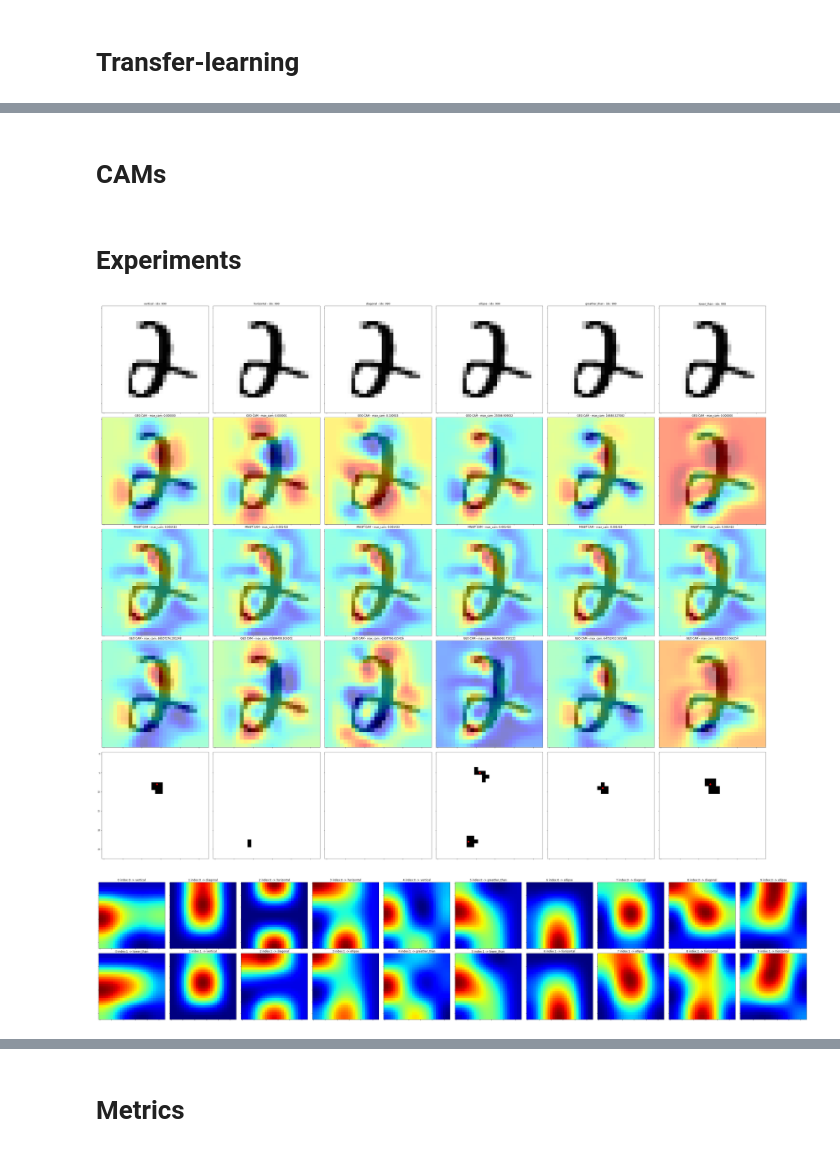
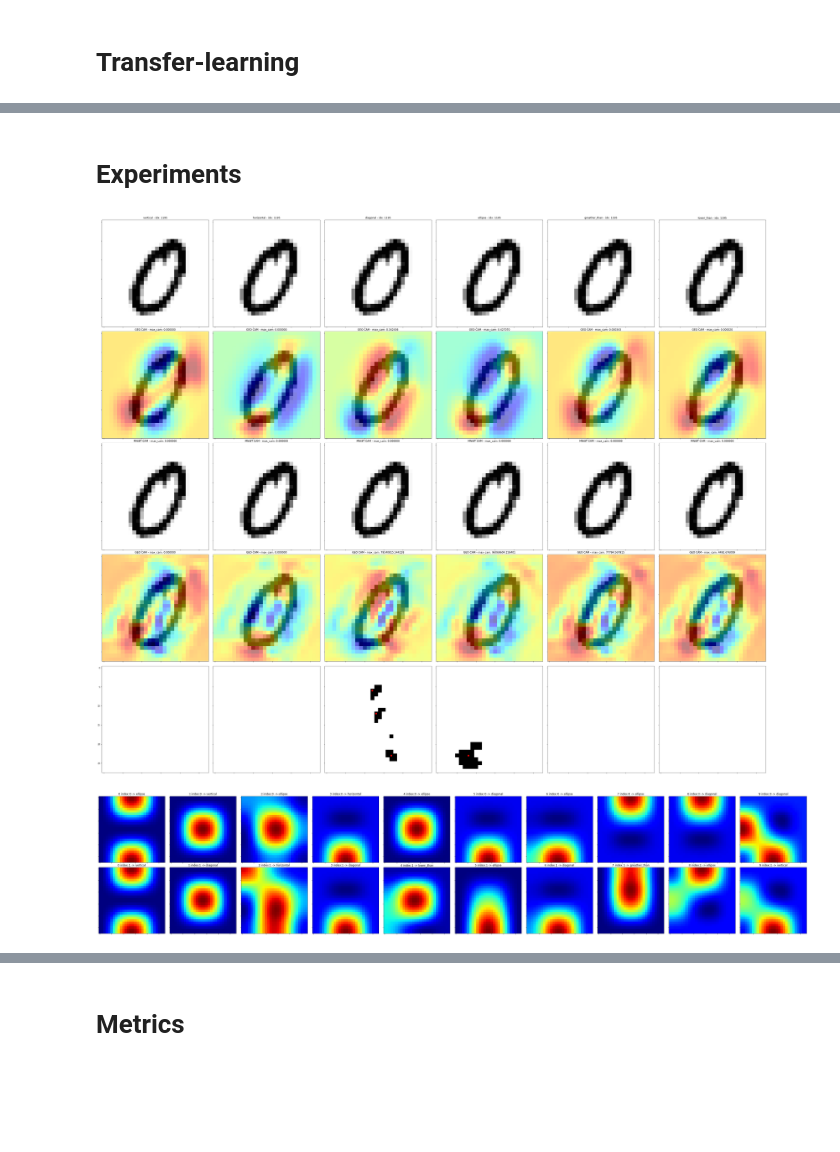
Before and after one commit to fsilvestrim/thesis, a Jupyter notebook: Geo_Cam.ipynb, the cells around one changed output, grey strips where cells are left out. Cells and saved outputs as stored; diff of their text form; code cells hidden in the pictures; blank space fills up the shorter version.

```diff
--- a/Geo_Cam.ipynb
+++ b/Geo_Cam.ipynb
@@ -453,2 +535,0 @@ WARNING:tensorflow:6 out of the last 7 calls to <function Model.make_predict_fun
-# %% [markdown]
-# CAMs
@@ -541,12 +540,14 @@ def grad_cam_pp(image, model, con_layer_idx=-1, prediction_idx=-1):
 model_geocam = Model([model_geo.inputs], [get_layer(model_geo, "geo_last_conv").get_output_at(0), model_geo.output])
 
 model_gcmcam_1 = Model([model_gcm_complete.inputs],
-                     [get_layer(model_gcm_complete, "gcm_mnist_first_conv").get_output_at(0),
+                     [get_layer(model_gcm_complete, "gcm_mnist_last_conv").get_output_at(0),
                       model_gcm_complete.output])
 
 model_gcmcam = Model([model_gcm_complete.inputs],
                      [get_layer(model_gcm_complete, "geo_last_conv").get_output_at(0),
                       model_gcm_complete.output])
+
+cam_threshold = 0.7
 # %%
 def get_cam_predictions(test_image, model, classes, cam_method=grad_cam_m, threshold=180):
   cam_predictions = dict()
@@ -592,21 +593,26 @@ def get_maskedcam_predictions(test_image, classes, cam_method=grad_cam_m, thresh
   cam_geo_maxes = []
   for category in range(classes):
     cam, _, _, _ = cam_method(test_image, model_geocam, category)
-    cam = (0-np.min(cam)) + (cam / np.max(cam))
-    cam_geo_maxes.append(np.maximum(np.max(cam), 0.00001))
+    cam_geo_maxes.append(np.max(cam))
+    max = np.max(cam)
+    min = np.min(cam)
+    cam = (cam - min) / (max - min)
     cam_geo[category] = np.copy(cam)
 
   # gcm minist (prediction) first
   cam_mnist = dict()
   for category in range(classes):
     cam, _, _, _ = cam_method(test_image, model_gcmcam_1)
-    cam = (0-np.min(cam)) + (cam / np.max(cam))
+    max = np.max(cam)
+    min = np.min(cam)
+    cam = (cam - min) / (max - min)
     cam_mnist[category] = np.copy(cam)
 
   # mask
   for category in range(classes):
-    modulation = safe_divide(cam_geo_maxes[category], np.max(cam_geo_maxes), abs=False)
-    cam = (modulation * cam_geo[category]) - (1-cam_mnist[category])
+    modulation = safe_divide(cam_geo_maxes[category], np.max(cam_geo_maxes), abs=False) # modulation
+    cam = (cam_geo[category]) - (1-cam_mnist[category]) # mask
+    cam = cam * modulation
     cam_activations[category] = np.copy(cam)
 
   for category in range(classes):
@@ -626,11 +632,13 @@ def get_maskedcam_predictions(test_image, classes, cam_method=grad_cam_m, thresh
         cam_predictions[category][1].append(center)
 
   return cam_activations, cam_thresholds, cam_predictions
+
+# _, _, _ = get_maskedcam_predictions(test_image, len(geo_labels), cam_method=grad_cam_m, threshold=.7)
 # %%
 from mpl_toolkits.axes_grid1 import ImageGrid
 
 # prediction based on conv output (5056, 6146, 2365, 2587, 5310, 6638)
-test_image, test_label, test_idx = get_sample(mnist_test)
+test_image, test_label, test_idx = get_sample(mnist_test, 1195)
 mnist_gcm_predictions = predict(model_gcm, test_image)
 mnist_gcm_prediction = np.argmax(mnist_gcm_predictions)
 
@@ -669,7 +677,7 @@ for category in range(len(geo_labels)):
 
 # geocam
 # cam_activations, cam_thresholded, cam_predictions = get_cam_predictions(test_image, model_gcmcam, len(geo_labels), cam_method=grad_cam_m, threshold=200)
-cam_activations, cam_thresholded, cam_predictions = get_maskedcam_predictions(test_image, len(geo_labels), cam_method=grad_cam_m, threshold=.4)
+cam_activations, cam_thresholded, cam_predictions = get_maskedcam_predictions(test_image, len(geo_labels), cam_method=grad_cam_m, threshold=cam_threshold)
 
 for i in range(len(geo_labels)):
   cam = cam_activations[i]
@@ -691,9 +699,9 @@ for i in range(len(geo_labels)):
 
 plt.show()
 # %% [output]
-[figure, old version]
+[figure, new version]
 # %%
-samples = 10
+samples = 50
 descriptions = dict()
 with tqdm(total=(samples * mnist_num_classes), position=0, leave=True) as pbar:
   for category in range(mnist_num_classes):
@@ -710,7 +718,7 @@ with tqdm(total=(samples * mnist_num_classes), position=0, leave=True) as pbar:
 
         # geo cam
         # _, _, cam_predictions = get_cam_predictions(test_image, model_gcmcam, len(dataset[2]), cam_method=grad_cam_pp_m, threshold=200)
-        _, _, cam_predictions = get_maskedcam_predictions(test_image, len(geo_labels), cam_method=grad_cam_m, threshold=.2)
+        _, _, cam_predictions = get_maskedcam_predictions(test_image, len(geo_labels), cam_method=grad_cam_pp_m, threshold=cam_threshold)
 
         for key in cam_predictions:
           verbose_key = dataset[2][key]
@@ -722,32 +730,32 @@ with tqdm(total=(samples * mnist_num_classes), position=0, leave=True) as pbar:
 # %%
 # heightmap
 image_idx = 0
 fig = plt.figure(figsize=(56, 56))
 grid = ImageGrid(fig, 111, nrows_ncols=(2, mnist_num_classes), axes_pad=0.3, label_mode="1", direction='column')
 
 for category in range(mnist_num_classes):
   heightmap = np.zeros((3, 3))
   geo_category = descriptions[category]
   index = 0
-  descriptions[category][description_position]
+  # descriptions[category][description_position]
   for geo_cat in sorted(geo_category, key=lambda k: len(geo_category[k]), reverse=True):
     title = f"{category} index:{index} -> {geo_cat}"
 
     for grid_position in geo_category[geo_cat]:
       heightmap[grid_position] += 1
 
     heigthmap = get_heatmap(heightmap, mnist_shape, True)
     show_image(heigthmap, mnist_shape, title, ax=grid[image_idx], cmap='jet')
     image_idx += 1
 
     if index < 1:
       index += 1
     else:
       break
 
 plt.show()
 # %% [output]
-[figure, old version]
+[figure, new version]
 # %%
 print("DESCRIPTIONS:")
 
```
Also changed, not shown: parts of 19 cells of this notebook.
